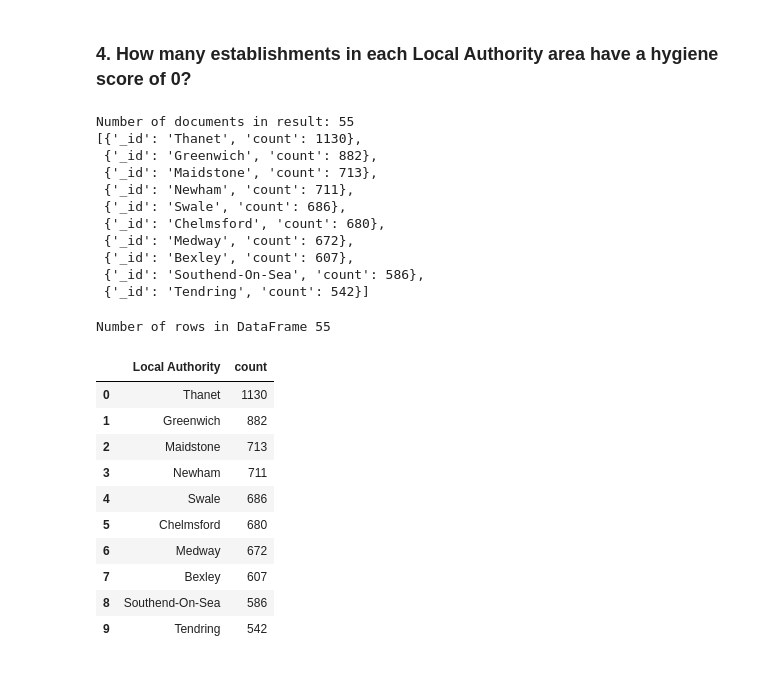
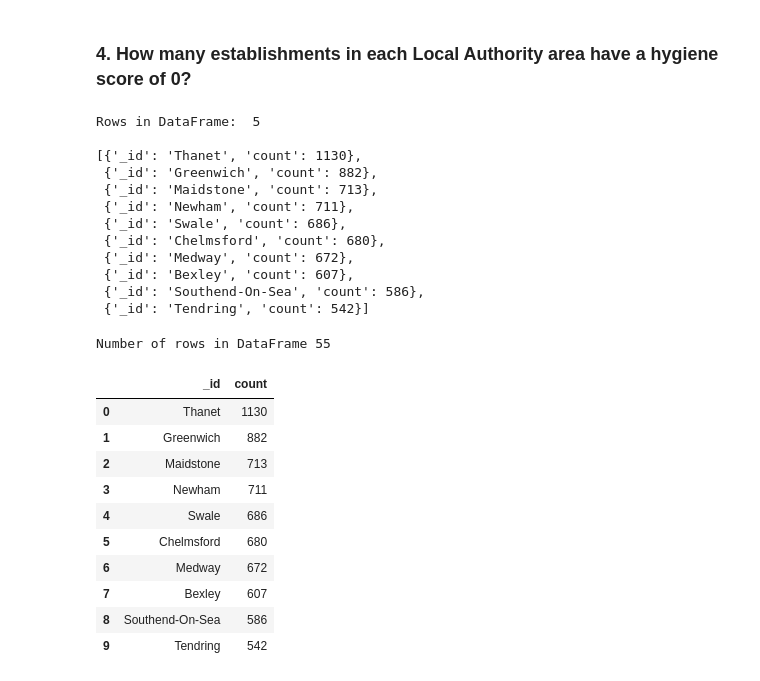
Before and after one commit to Marlon6598/nosql-challenge, a Jupyter notebook: NoSQL_analysis_Part3-Starter.ipynb, the cells around one changed output. Drawn from its saved outputs; the diff is of its cells as text; code cells hidden in the pictures.

```diff
--- a/NoSQL_analysis_Part3-Starter.ipynb
+++ b/NoSQL_analysis_Part3-Starter.ipynb
@@ -183,18 +196,24 @@ resultsDF = pd.DataFrame(results)
 # %%
 # Create a pipeline that:
 # 1. Matches establishments with a hygiene score of 0
+matchQuery = {'$match': {'scores.Hygiene': {'$eq':0}}}
+
 # 2. Groups the matches by Local Authority
+groupQuery = {'$group': {'_id':'$LocalAuthorityName', 'count':{'$sum': 1 }}}
+
 # 3. Sorts the matches from highest to lowest
-
-
-
+sort = {'$sort': {'count':-1}}
+results = list(UKfoodEst.aggregate([matchQuery, groupQuery, sort]))
 
 # Print the number of documents in the result
-
+print("Rows in DataFrame: ", len(resultsDF))
+print()
 
 # Print the first 10 results
+pp(results[0:10])
 # %% [output]
-Number of documents in result: 55
+Rows in DataFrame:  5
+
 [{'_id': 'Thanet', 'count': 1130},
  {'_id': 'Greenwich', 'count': 882},
  {'_id': 'Maidstone', 'count': 713},
@@ -207,15 +226,16 @@ Number of documents in result: 55
  {'_id': 'Tendring', 'count': 542}]
 # %%
 # Convert the result to a Pandas DataFrame
-
+df = pd.DataFrame(results)
 
 # Display the number of rows in the DataFrame
-
+print(f"Number of rows in DataFrame {len(df)}")
 
 # Display the first 10 rows of the DataFrame
+df.head(10)
 # %% [output]
 Number of rows in DataFrame 55
-|  | Local Authority | count |
+|  | _id | count |
 | 0 | Thanet | 1130 |
 | 1 | Greenwich | 882 |
 | 2 | Maidstone | 713 |
```
Also changed, not shown: parts of 2 cells of this notebook, 1 other file.
